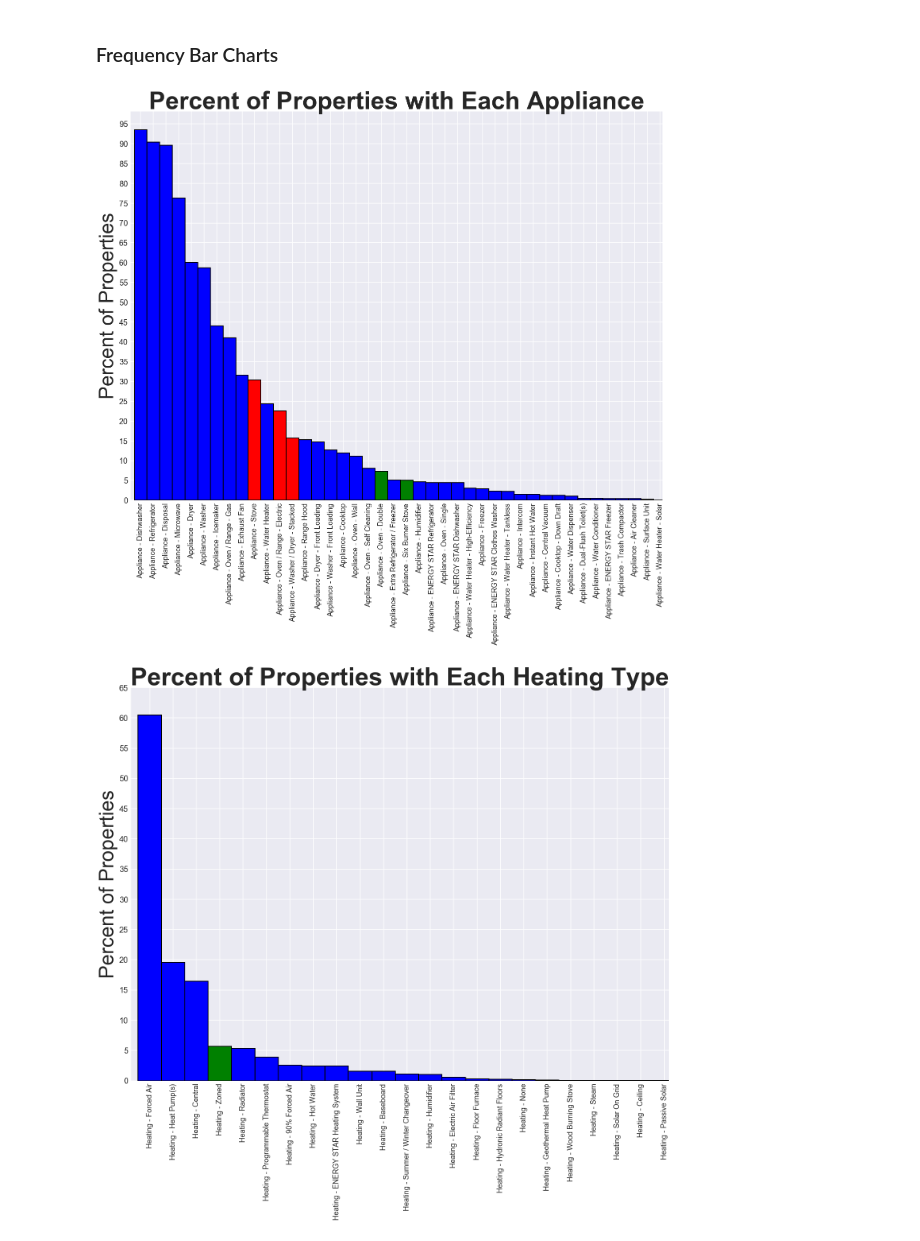
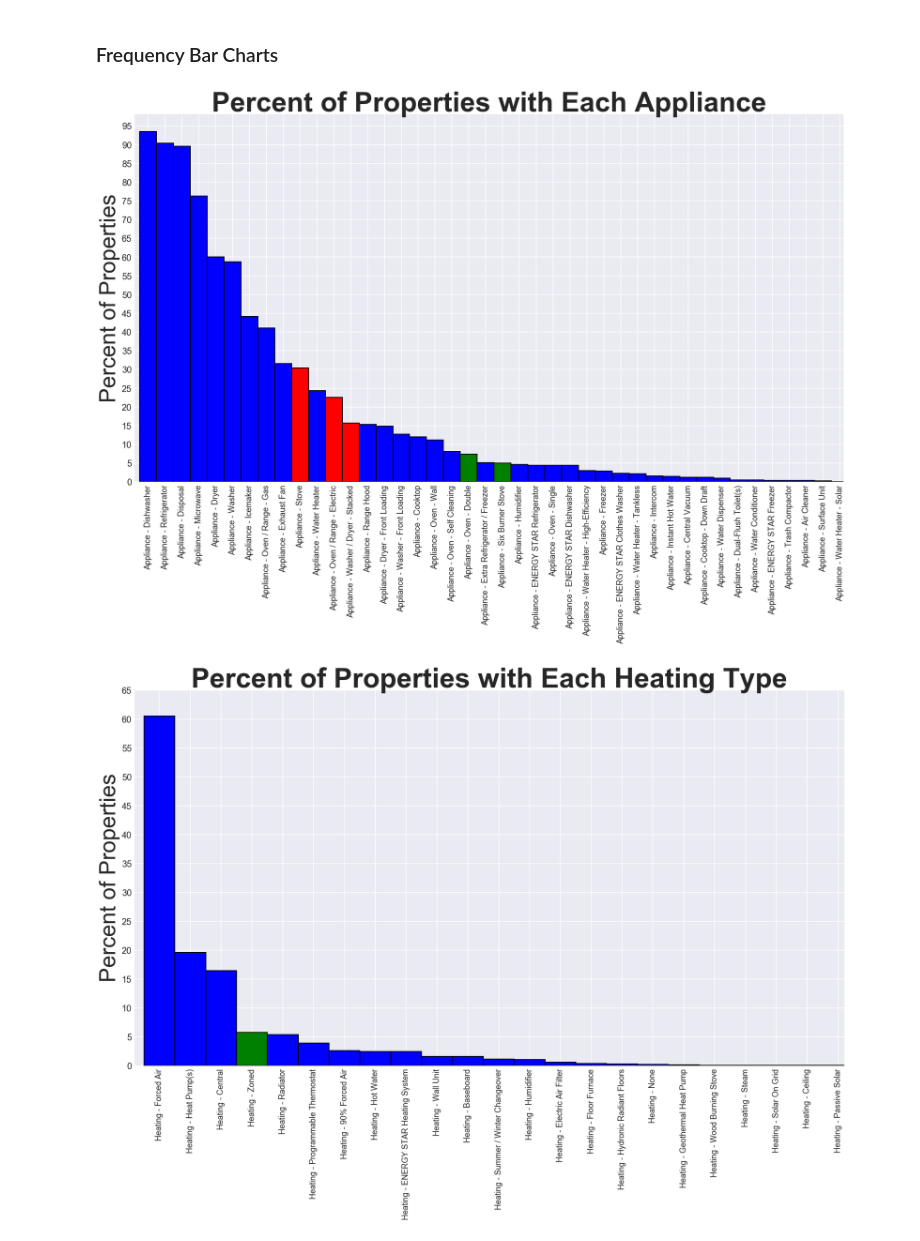
Before and after one commit to AMRiehle/gwu-python-project, a Jupyter notebook: Amenities Correlation.ipynb, the cells around one changed output. Saved outputs shown, nothing was run; the diff lists cells and outputs as text; code cells hidden in the pictures.

Commit message:
Fix Charts

```diff
--- a/Amenities Correlation.ipynb
+++ b/Amenities Correlation.ipynb
@@ -580,34 +580,35 @@ plot = ax.bar(x_axis, y_values, edgecolor='black', width=1.0, color=colors, line
 # Format y-axis
 
 ax.yaxis.set_major_locator(plt.MaxNLocator(20))
 
 # Create x-axis and format axis labels
 
 for tick in ax.get_yticklabels():
     tick.set_fontsize(20)
 
 ax.set_xticks(x_axis)
 ax.set_xticklabels(xlabels, rotation='vertical', fontsize=18)
 
 # Format grid
 
 plt.grid(linewidth=2, alpha=0.8)
 ax.set_axisbelow(True)
 
 # Minimize white space on either side of chart
 
 ax.set_xlim(-0.8, len(x_axis) - 0.8)
 
 # Add y-label and title to plot
 
 ax.set_title('Percent of Properties with Each Appliance', fontsize=62, fontweight='bold')
 ax.set_ylabel('Percent of Properties', fontsize=50)
 
 # Save plot to PNG
 
+plt.tight_layout()
 plt.savefig('Images/Properties with Appliances.PNG')
 # %% [output]
-[figure, old version]
+[figure, new version]
 # %%
 # Same as above but replacing appliances with types of heating
 
@@ -645,9 +646,10 @@ ax.set_xlim(-0.8, len(x_axis) - 0.8)
 
 ax.set_title('Percent of Properties with Each Heating Type', fontsize=62, fontweight='bold')
 ax.set_ylabel('Percent of Properties', fontsize=50)
+plt.tight_layout()
 plt.savefig('Images/Properties with Heating.PNG')
 # %% [output]
-[figure, old version]
+[figure, new version]
 # %%
 # Same as above but replacing appliances wit hot water
 
```
Also changed, not shown: parts of 5 cells of this notebook, 7 other files.
